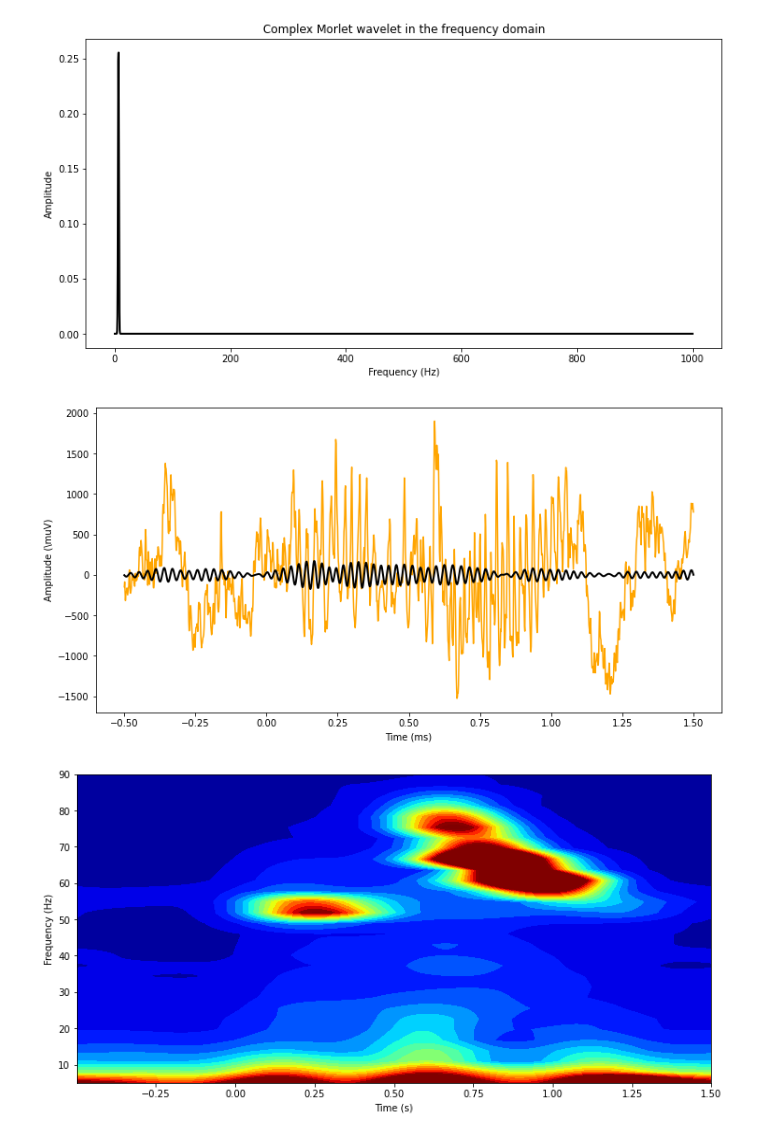
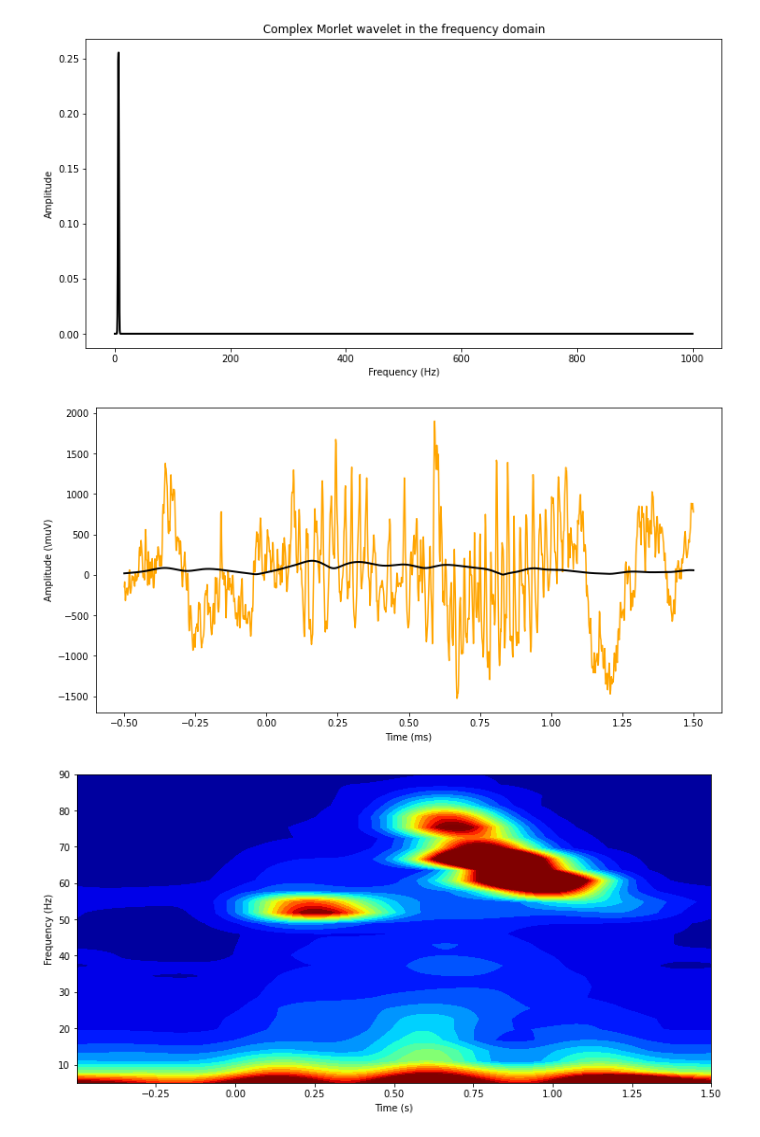
Before and after one commit to dxganta/Neural-Signal-Processing-Analysis, a Jupyter notebook: Section 7/uANTS_timefreq.ipynb, the cells around one changed output. Saved outputs shown, nothing was run; the diff lists cells and outputs as text; code cells hidden in the pictures.

```diff
--- a/Section 7/uANTS_timefreq.ipynb
+++ b/Section 7/uANTS_timefreq.ipynb
@@ -128,35 +128,36 @@ frex = 45; # frequency of wavelet, in Hz
 # % create Gaussian window
 s = 7 / (2*pi*frex); # using num-cycles formula
 cmw  = np.exp(1j*2*pi*frex*time) * np.exp( (-time**2) / ((2*s)**2) )
+
 
 # N's of convolution
 nData = len(timevec)
 nKern = len(cmw)
 nConv = nData + nKern - 1
 halfK = nKern // 2
 
 # FFTs
 dataX = fft(data_, nConv)
 kernX = fft(cmw, nConv)
 
 # normalize the wavelet
 kernX = kernX / max(kernX)
 
 convresX = dataX * kernX
 convres = ifft(convresX)
 
 # cut off wings
 convres = convres[halfK:-halfK+1]
 
 hz = np.linspace(0, srate/2, nConv//2+1)
 
 plt.plot(timevec, data_,'orange', label="LFP data")
-plt.plot(timevec, convres.real, 'k',linewidth=2, label='Convulted Data')
+plt.plot(timevec, abs(convres), 'k',linewidth=2, label='Convulted Data')
 plt.xlabel('Time (ms)')
 plt.ylabel('Amplitude (\muV)')
 plt.show()
 # %% [output]
-[figure, old version]
+[figure, new version]
 # %%
 # % VIDEO: A full time-frequency power plot!
 # %
```
Also changed, not shown: 1 other file.
